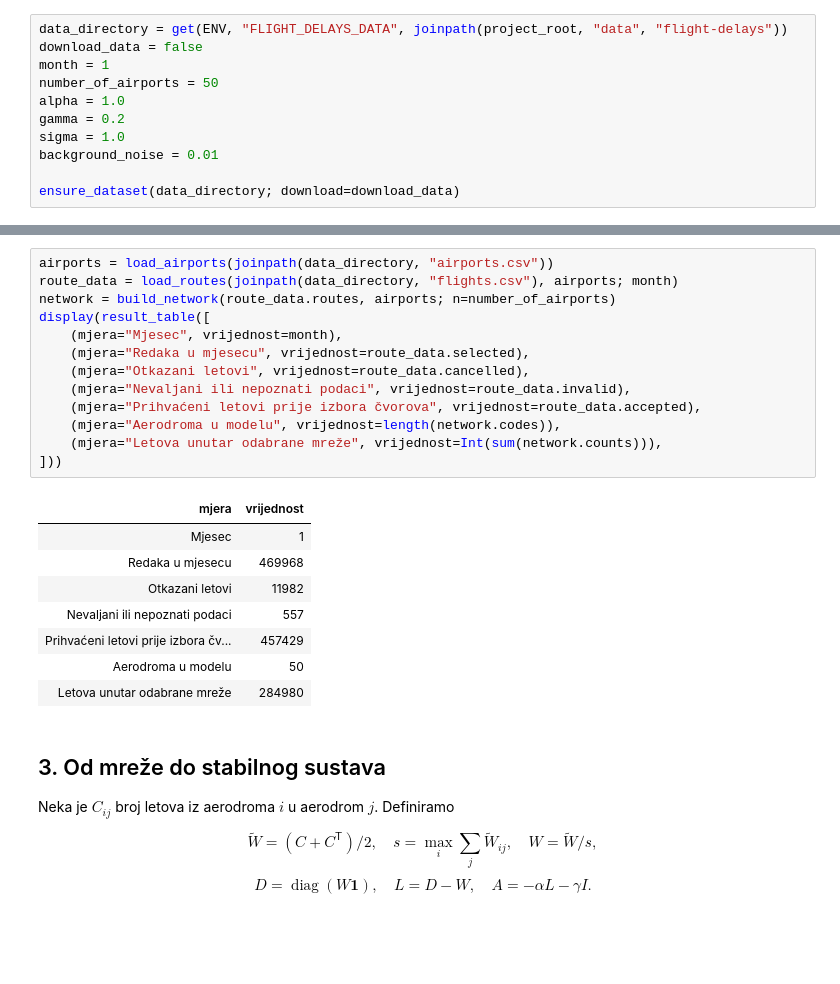
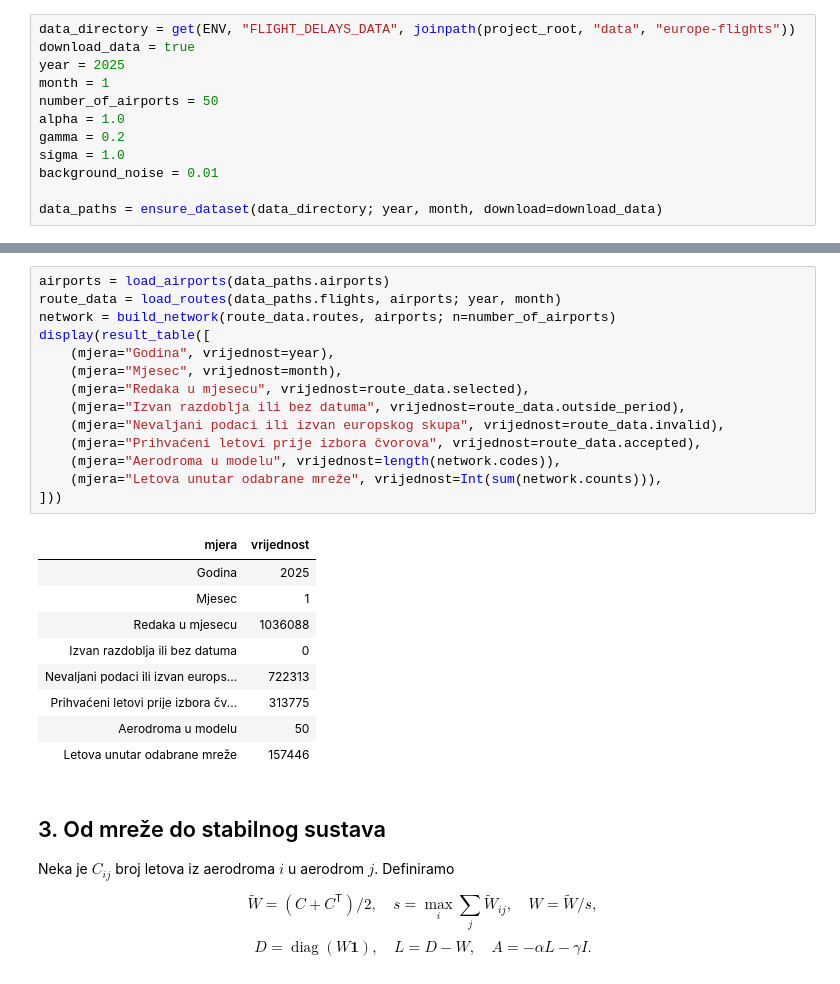
Before and after one commit to Lunitur/hammarling-airplanes, a Jupyter notebook: Flight-Delays-Lyapunov.ipynb, the cells around one changed output, grey strips where cells are left out. Saved outputs shown, nothing was run; the diff lists cells and outputs as text; blank space fills up the shorter version.

Commit message:
Replace US flight dataset with official European OPDI data

```diff
--- a/Flight-Delays-Lyapunov.ipynb
+++ b/Flight-Delays-Lyapunov.ipynb
@@ -39,6 +48,7 @@ Ovdje ne kopiramo algoritam, pa promjene u `sorensen_zhou.jl` vrijede i za ovu a
 # %%
-data_directory = get(ENV, "FLIGHT_DELAYS_DATA", joinpath(project_root, "data", "flight-delays"))
-download_data = false
+data_directory = get(ENV, "FLIGHT_DELAYS_DATA", joinpath(project_root, "data", "europe-flights"))
+download_data = true
+year = 2025
 month = 1
 number_of_airports = 50
 alpha = 1.0
@@ -46,5 +56,5 @@ gamma = 0.2
 sigma = 1.0
 background_noise = 0.01
 
-ensure_dataset(data_directory; download=download_data)
+data_paths = ensure_dataset(data_directory; year, month, download=download_data)
 # %% [output]
@@ -62,25 +79,27 @@ mjesečnom uzorku. Zatim zadržavamo samo veze između prvih `number_of_airports
 # %%
-airports = load_airports(joinpath(data_directory, "airports.csv"))
-route_data = load_routes(joinpath(data_directory, "flights.csv"), airports; month)
+airports = load_airports(data_paths.airports)
+route_data = load_routes(data_paths.flights, airports; year, month)
 network = build_network(route_data.routes, airports; n=number_of_airports)
 display(result_table([
+    (mjera="Godina", vrijednost=year),
     (mjera="Mjesec", vrijednost=month),
     (mjera="Redaka u mjesecu", vrijednost=route_data.selected),
-    (mjera="Otkazani letovi", vrijednost=route_data.cancelled),
-    (mjera="Nevaljani ili nepoznati podaci", vrijednost=route_data.invalid),
+    (mjera="Izvan razdoblja ili bez datuma", vrijednost=route_data.outside_period),
+    (mjera="Nevaljani podaci ili izvan europskog skupa", vrijednost=route_data.invalid),
     (mjera="Prihvaćeni letovi prije izbora čvorova", vrijednost=route_data.accepted),
     (mjera="Aerodroma u modelu", vrijednost=length(network.codes)),
     (mjera="Letova unutar odabrane mreže", vrijednost=Int(sum(network.counts))),
 ]))
 # %% [output]
 | mjera | vrijednost |
+| Godina | 2025 |
 | Mjesec | 1 |
-| Redaka u mjesecu | 469968 |
-| Otkazani letovi | 11982 |
-| Nevaljani ili nepoznati podaci | 557 |
-| Prihvaćeni letovi prije izbora čv... | 457429 |
+| Redaka u mjesecu | 1036088 |
+| Izvan razdoblja ili bez datuma | 0 |
+| Nevaljani podaci ili izvan europs... | 722313 |
+| Prihvaćeni letovi prije izbora čv... | 313775 |
 | Aerodroma u modelu | 50 |
-| Letova unutar odabrane mreže | 284980 |
+| Letova unutar odabrane mreže | 157446 |
 # %% [markdown]
 ## 3. Od mreže do stabilnog sustava
 Neka je $C_{ij}$ broj letova iz aerodroma $i$ u aerodrom $j$. Definiramo
```
Also changed, not shown: parts of 14 cells of this notebook, 7 other files.
